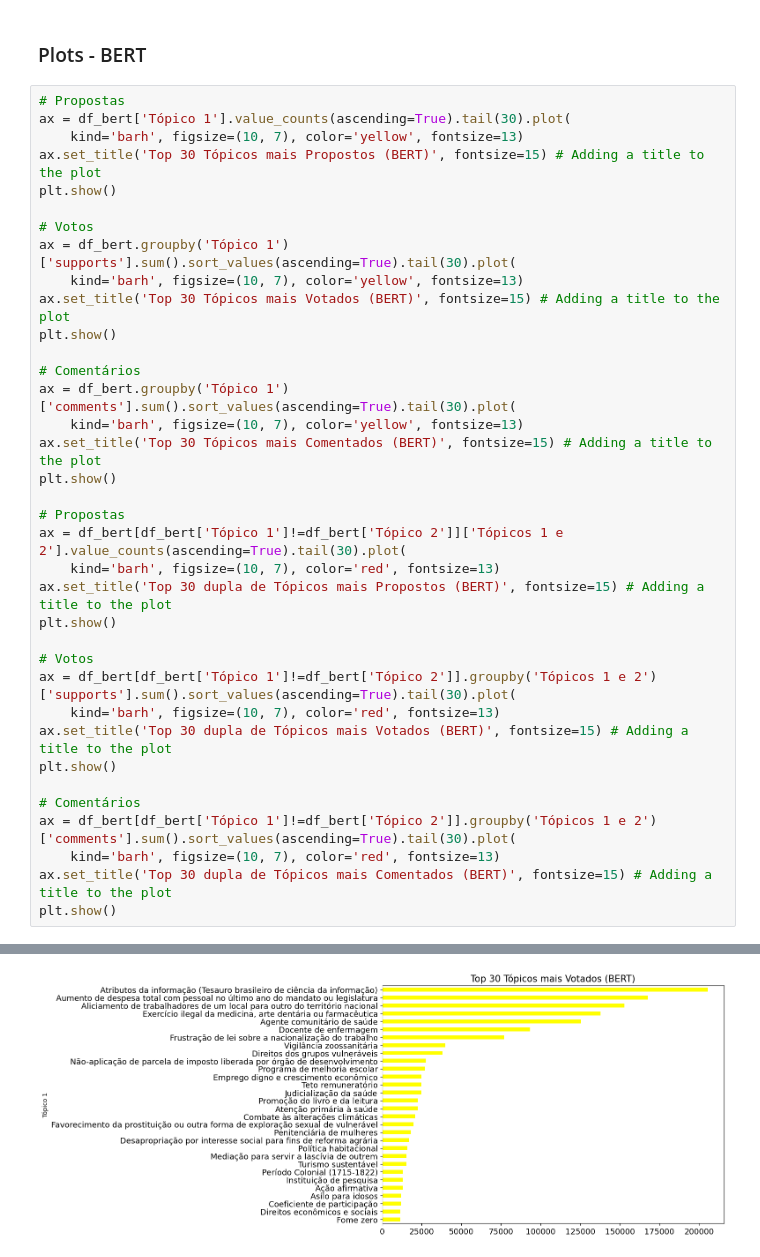
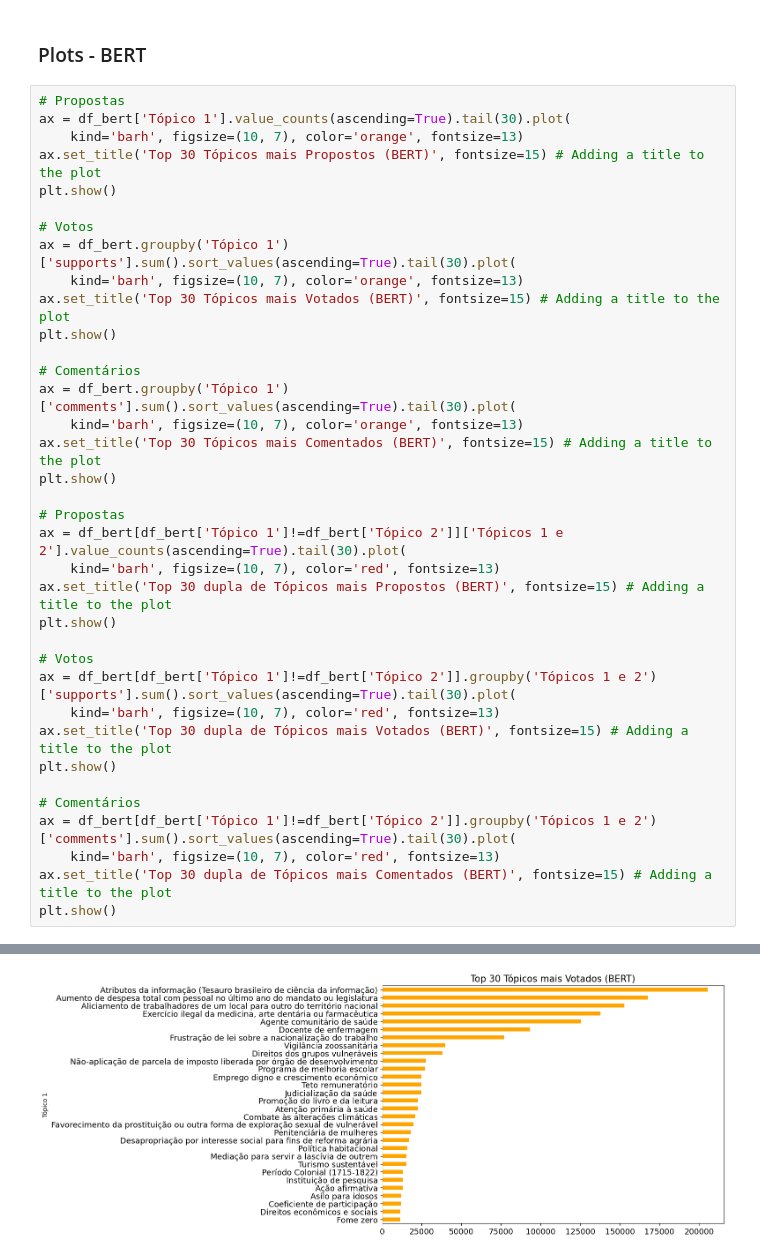
Before and after one commit to lappis-unb/ecossistemasl, a Jupyter notebook: notebooks/ReportTopicsAll.ipynb, the cells around one changed output, grey strips where cells are left out. Cells and saved outputs as stored; diff of their text form.

```diff
--- a/notebooks/ReportTopicsAll.ipynb
+++ b/notebooks/ReportTopicsAll.ipynb
@@ -125,19 +125,19 @@ plt.show()
 # %%
 # Propostas
 ax = df_bert['Tópico 1'].value_counts(ascending=True).tail(30).plot(
-    kind='barh', figsize=(10, 7), color='yellow', fontsize=13)
+    kind='barh', figsize=(10, 7), color='orange', fontsize=13)
 ax.set_title('Top 30 Tópicos mais Propostos (BERT)', fontsize=15) # Adding a title to the plot
 plt.show()
 
 # Votos
 ax = df_bert.groupby('Tópico 1')['supports'].sum().sort_values(ascending=True).tail(30).plot(
-    kind='barh', figsize=(10, 7), color='yellow', fontsize=13)
+    kind='barh', figsize=(10, 7), color='orange', fontsize=13)
 ax.set_title('Top 30 Tópicos mais Votados (BERT)', fontsize=15) # Adding a title to the plot
 plt.show()
 
 # Comentários
 ax = df_bert.groupby('Tópico 1')['comments'].sum().sort_values(ascending=True).tail(30).plot(
-    kind='barh', figsize=(10, 7), color='yellow', fontsize=13)
+    kind='barh', figsize=(10, 7), color='orange', fontsize=13)
 ax.set_title('Top 30 Tópicos mais Comentados (BERT)', fontsize=15) # Adding a title to the plot
 plt.show()
 
@@ -163 +163 @@ plt.show()
-[figure, old version]
+[figure, new version]
```
Also changed, not shown: parts of 1 cell of this notebook.
